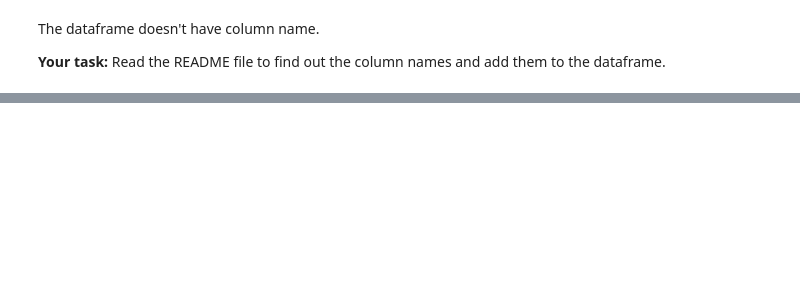
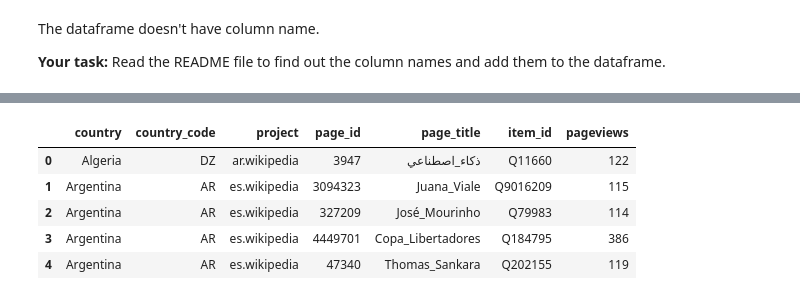
Before and after one commit to krazikoala/cs315-week5-tasks, a Jupyter notebook: week5-wed-notebook.ipynb, the cells around one changed output, grey strips where cells are left out. Drawn from its saved outputs; the diff is of its cells as text; code cells hidden in the pictures; blank space fills up the shorter version.

```diff
--- a/week5-wed-notebook.ipynb
+++ b/week5-wed-notebook.ipynb
@@ -245,0 +315,6 @@ The dataframe doesn't have column name.
+# %%
+cols=['country', 'country_code', 'project', 'page_id',
+        'page_title', 'item_id', 'pageviews']
+
+df=pd.read_csv(io.StringIO(response.text), sep='\t', names=cols)
+df.head()
@@ -245,0 +328,13 @@ The dataframe doesn't have column name.
+# %%
+response = requests.get(url, headers=headers)
+response.encoding = 'utf-8'
+
+df = pd.read_csv(io.StringIO(response.text), sep='\t', names=cols)
+df.head()
+# %% [output]
+|  | country | country_code | project | page_id | page_title | item_id | pageviews |
+| 0 | Algeria | DZ | ar.wikipedia | 3947 | ذكاء_اصطناعي | Q11660 | 122 |
+| 1 | Argentina | AR | es.wikipedia | 3094323 | Juana_Viale | Q9016209 | 115 |
+| 2 | Argentina | AR | es.wikipedia | 327209 | José_Mourinho | Q79983 | 114 |
+| 3 | Argentina | AR | es.wikipedia | 4449701 | Copa_Libertadores | Q184795 | 386 |
+| 4 | Argentina | AR | es.wikipedia | 47340 | Thomas_Sankara | Q202155 | 119 |
```
Also changed, not shown: parts of 9 cells of this notebook.
